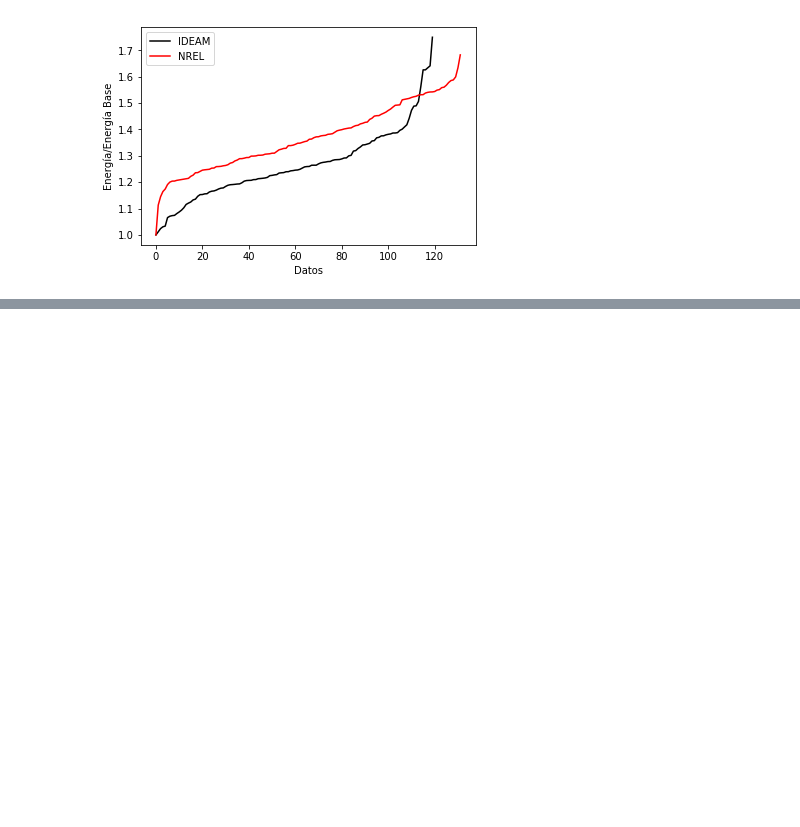
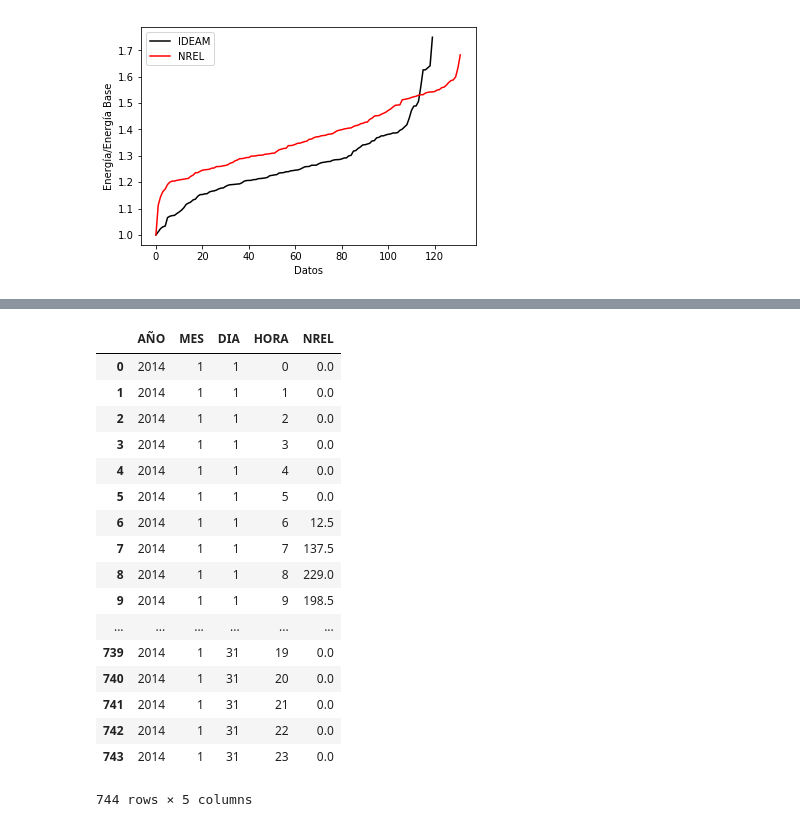
Before and after one commit to Jaimeandres97/Herramientas-Computacionales-IMEC3602, a Jupyter notebook: Taller01/Taller01.ipynb, the cells around one changed output, grey strips where cells are left out. Drawn from its saved outputs; the diff is of its cells as text; code cells hidden in the pictures; blank space fills up the shorter version.

```diff
--- a/Taller01/Taller01.ipynb
+++ b/Taller01/Taller01.ipynb
@@ -136,0 +117,34 @@ periodo(serie_pd, 2006, 3, 6)
+# %%
+#Función para seleccionar un período de datos de la lista de NREL.
+#NOTA: Si se quiere ver en un año/mes los parametros deben ser el (año/mes, el año/mes+1)
+#NOTA 2: Si se quiere observar mas de un año esta debe ser del año completo, pues si se selecciona un periodo de meses solo evaluara dicho periodo en dichos años mas NO el primer año completo y el siguiente año hasta el mes deseado.
+def nrel_periodo (serie_larga, agno_inicio, agno_final, mes_inicio, mes_final):
+    a=[]
+    for agno in range(agno_inicio, agno_final):
+        for mes in range(mes_inicio,mes_final):
+            datos=serie_larga.loc[(serie_pd_nrel["AÑO"] == agno)& (serie_pd_nrel["MES"] == mes)]
+            a.append(datos)
+            ghi_df = pd.concat(a, ignore_index=True)
+    return ghi_df
+# %%
+#Ejemplo y prueba de la función nrel_período
+nrel_periodo(serie_pd_nrel, 2014, 2015, 1, 2)
+# %% [output]
+|  | AÑO | MES | DIA | HORA | NREL |
+| 0 | 2014 | 1 | 1 | 0 | 0.0 |
+| 1 | 2014 | 1 | 1 | 1 | 0.0 |
+| 2 | 2014 | 1 | 1 | 2 | 0.0 |
+| 3 | 2014 | 1 | 1 | 3 | 0.0 |
+| 4 | 2014 | 1 | 1 | 4 | 0.0 |
+| 5 | 2014 | 1 | 1 | 5 | 0.0 |
+| 6 | 2014 | 1 | 1 | 6 | 12.5 |
+| 7 | 2014 | 1 | 1 | 7 | 137.5 |
+| 8 | 2014 | 1 | 1 | 8 | 229.0 |
+| 9 | 2014 | 1 | 1 | 9 | 198.5 |
+| ... | ... | ... | ... | ... | ... |
+| 739 | 2014 | 1 | 31 | 19 | 0.0 |
+| 740 | 2014 | 1 | 31 | 20 | 0.0 |
+| 741 | 2014 | 1 | 31 | 21 | 0.0 |
+| 742 | 2014 | 1 | 31 | 22 | 0.0 |
+| 743 | 2014 | 1 | 31 | 23 | 0.0 |
+744 rows × 5 columns
```
Also changed, not shown: parts of 27 cells of this notebook.
